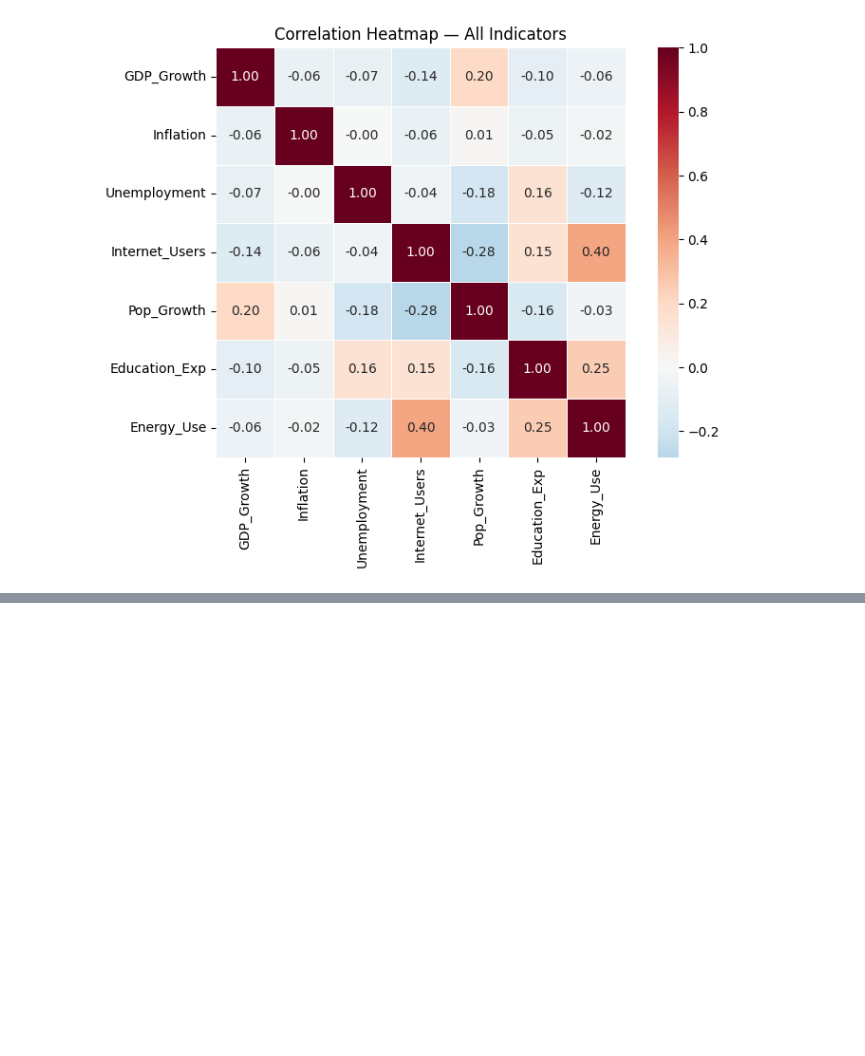
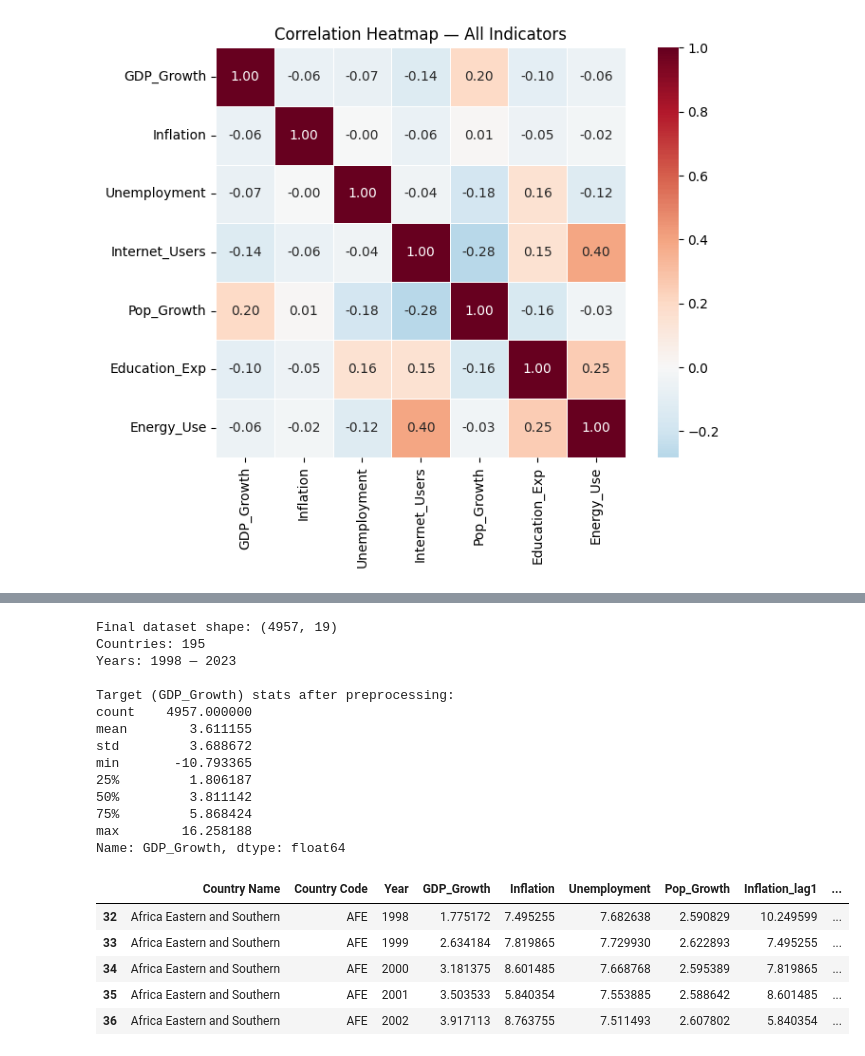
Before and after one commit to wasaldev/24077342-Data-Science-Machine-Learning-GDP-Growth-Prediction, a Jupyter notebook: 24077342_Data_Science_Project.ipynb, the cells around one changed output, grey strips where cells are left out. Saved outputs shown, nothing was run; the diff lists cells and outputs as text; code cells hidden in the pictures; blank space fills up the shorter version.

```diff
--- a/24077342_Data_Science_Project.ipynb
+++ b/24077342_Data_Science_Project.ipynb
@@ -316,0 +497,31 @@ plt.show()
+# %%
+# ============================================================
+# 3.6  Final preprocessed dataset summary
+# ============================================================
+print(f"Final dataset shape: {data.shape}")
+print(f"Countries: {data['Country Code'].nunique()}")
+print(f"Years: {data['Year'].min():.0f} — {data['Year'].max():.0f}")
+print(f"\nTarget (GDP_Growth) stats after preprocessing:")
+print(data["GDP_Growth"].describe())
+data.head()
+# %% [output]
+Final dataset shape: (4957, 19)
+Countries: 195
+Years: 1998 — 2023
+
+Target (GDP_Growth) stats after preprocessing:
+count    4957.000000
+mean        3.611155
+std         3.688672
+min       -10.793365
+25%         1.806187
+50%         3.811142
+75%         5.868424
+max        16.258188
+Name: GDP_Growth, dtype: float64
+|  | Country Name | Country Code | Year | GDP_Growth | Inflation | Unemployment | Pop_Growth | Inflation_lag1 | ... |
+| 32 | Africa Eastern and Southern | AFE | 1998 | 1.775172 | 7.495255 | 7.682638 | 2.590829 | 10.249599 | ... |
+| 33 | Africa Eastern and Southern | AFE | 1999 | 2.634184 | 7.819865 | 7.729930 | 2.622893 | 7.495255 | ... |
+| 34 | Africa Eastern and Southern | AFE | 2000 | 3.181375 | 8.601485 | 7.668768 | 2.595389 | 7.819865 | ... |
+| 35 | Africa Eastern and Southern | AFE | 2001 | 3.503533 | 5.840354 | 7.553885 | 2.588642 | 8.601485 | ... |
+| 36 | Africa Eastern and Southern | AFE | 2002 | 3.917113 | 8.763755 | 7.511493 | 2.607802 | 5.840354 | ... |
```
Also changed, not shown: parts of 9 cells of this notebook.
